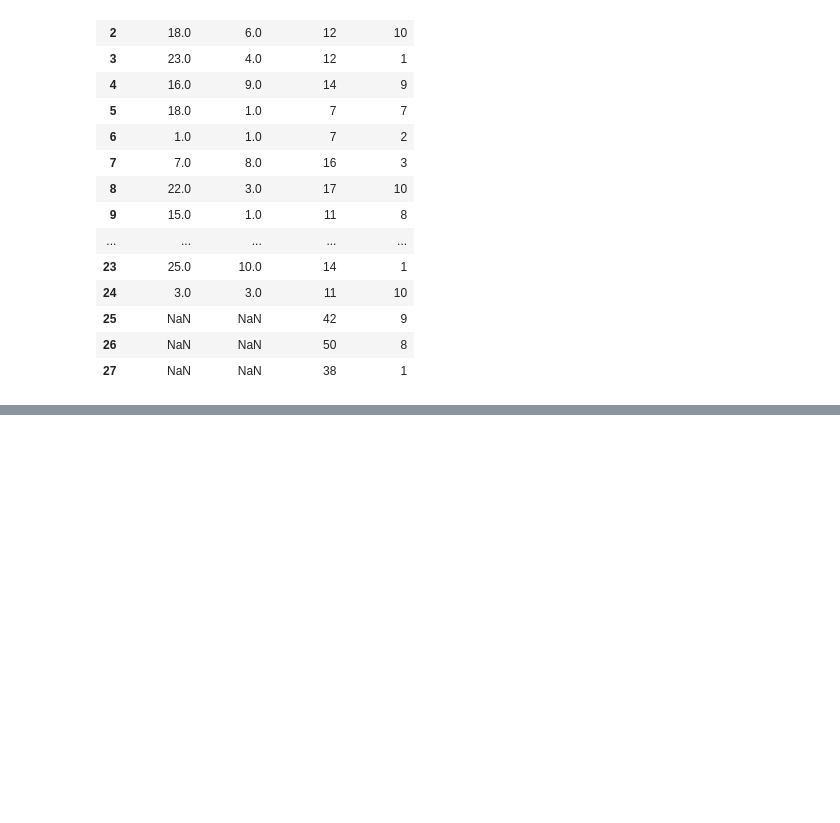
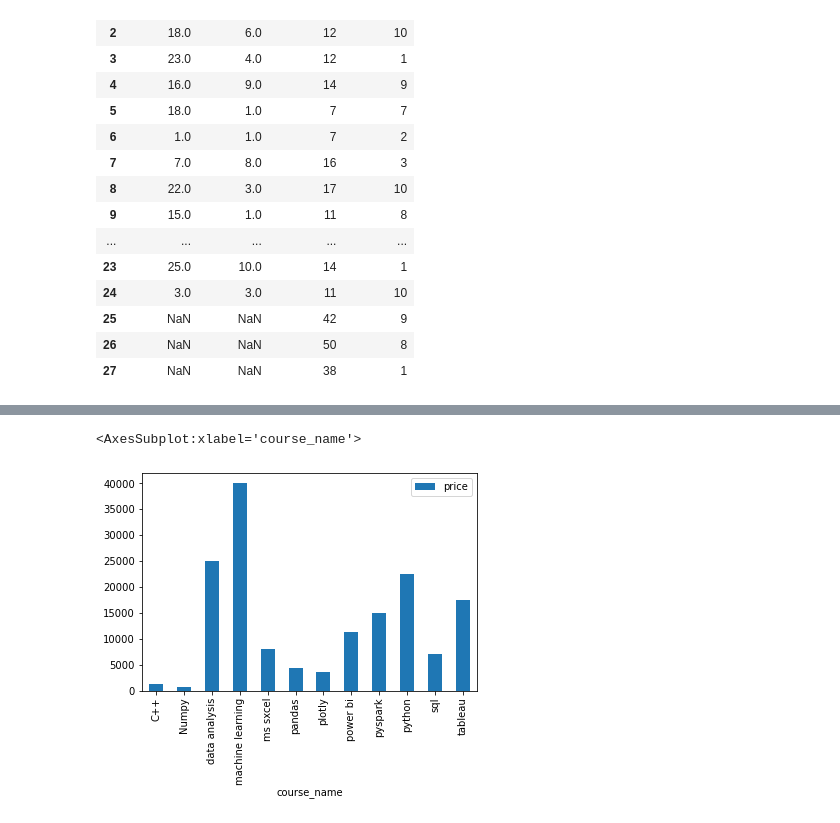
Before and after one commit to Aryan-Kamboj11/Python-Pandas, a Jupyter notebook: PandasMergingConcat.....ipynb, the cells around one changed output, grey strips where cells are left out. Saved outputs shown, nothing was run; the diff lists cells and outputs as text; code cells hidden in the pictures; blank space fills up the shorter version.

```diff
--- a/PandasMergingConcat.....ipynb
+++ b/PandasMergingConcat.....ipynb
@@ -136,0 +157,2 @@ pd.concat([nov,dec],axis=1)
+# %%
+regs = pd.concat([nov,dec]).reset_index(drop=True)
@@ -136,0 +249,6 @@ pd.concat([nov,dec],axis=1)
+# %%
+# plot a bar chart for revenue/courses
+regs.merge(courses,'right','course_id').groupby('course_name').agg({'price':'sum'}).plot(kind='bar')
+# %% [output]
+<AxesSubplot:xlabel='course_name'>
+[figure, added]
```
Also changed, not shown: parts of 20 cells of this notebook.
